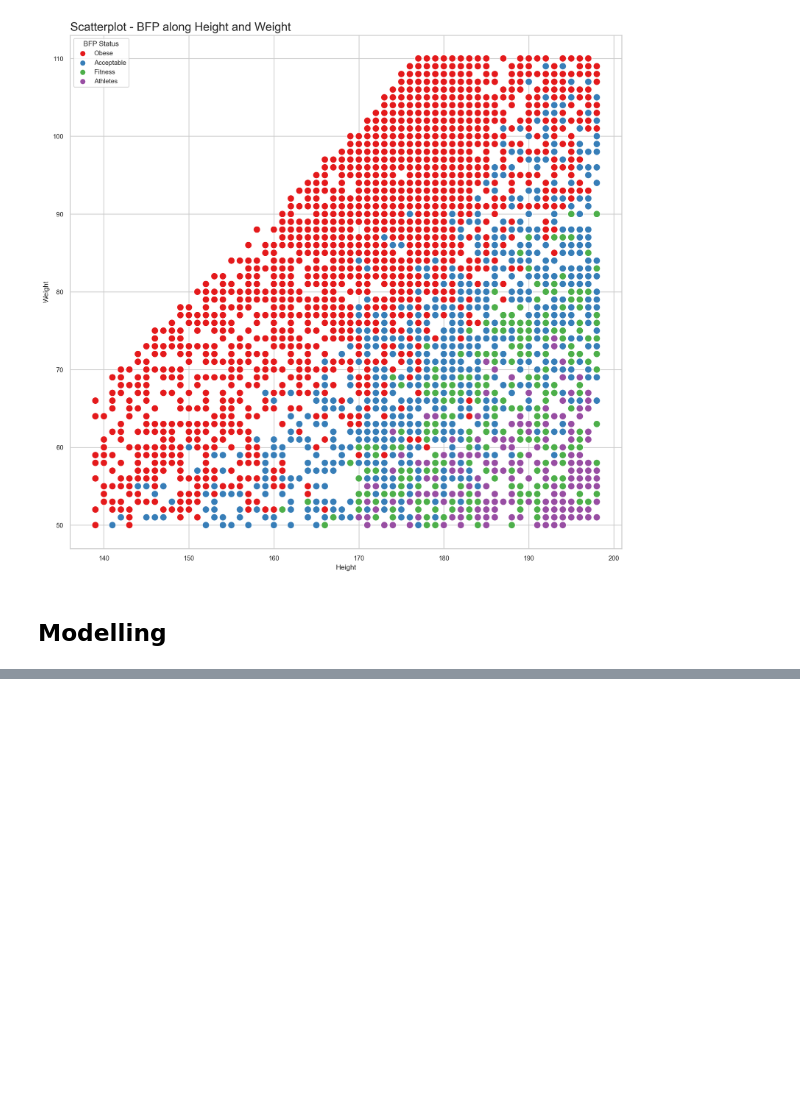
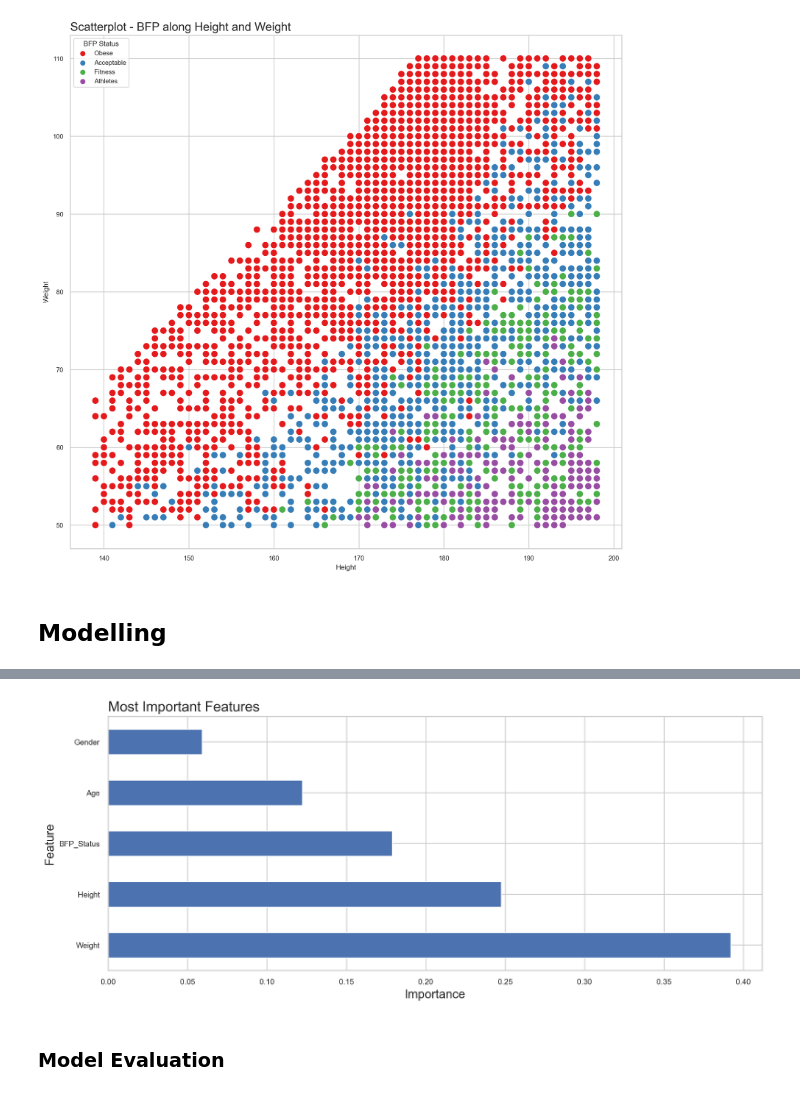
Before and after one commit to fedfioravanti/Flask-API-example, a Jupyter notebook: Health_BMI_status_prediction.ipynb, the cells around one changed output, grey strips where cells are left out. Drawn from its saved outputs; the diff is of its cells as text; code cells hidden in the pictures; blank space fills up the shorter version.

```diff
--- a/Health_BMI_status_prediction.ipynb
+++ b/Health_BMI_status_prediction.ipynb
@@ -298,0 +297,4 @@ plt.show()
+# %%
+# define target and predictors
+y = df.pop('BMI_Status')
+X = df
@@ -298,0 +307,10 @@ plt.show()
+# %%
+# split the data into a train and a hold-out test set
+X_train, X_test, y_train, y_test = train_test_split(X, y, test_size=0.2, stratify=y, random_state=0)
+# %%
+# instantiate a standar scaler, fit on the train set, and transform both the train and test sets.
+# I only fit on the train set, so that the test set remains 'unseen' data.
+
+scaler = StandardScaler()
+X_train = pd.DataFrame(scaler.fit_transform(X_train), columns=X_train.columns)
+X_test = pd.DataFrame(scaler.transform(X_test), columns=X_test.columns)
@@ -298,0 +324,20 @@ plt.show()
+# %%
+# instantiate the model
+rfc = RandomForestClassifier(n_estimators=200, criterion='entropy', random_state=0)
+
+# fit the model
+rfc.fit(X_train, y_train)
+
+# calculate the scores
+rfc_train = rfc.score(X_train, y_train)
+rfc_test = rfc.score(X_test, y_test)
+rfc_cv = (cross_val_score(rfc, X_train, y_train, cv = 10)).mean()
+
+rfc_predictions_train = rfc.predict(X_train)
+rfc_predictions = rfc.predict(X_test)
+
+# score the model
+print('Random Forest Classifier \n')
+print('R-squared train score: ', rfc_train)
+print('R-squared test score:  ', rfc_test)
+print('R-squared CV score:    ', rfc_cv)
@@ -298,0 +355,12 @@ plt.show()
+# %%
+# plot barplot with most important features
+plt.title('Most Important Features', loc='left', fontsize = 16)
+plt.ylabel('Feature', fontsize = 14)
+plt.xlabel('Importance', fontsize = 14)
+(pd.Series(rfc.feature_importances_, index=X.columns)
+   .nlargest()
+   .plot(kind='barh', figsize=(12,5)));
+# %% [output]
+[figure, added]
+# %% [markdown]
+### Model Evaluation
```
Also changed, not shown: parts of 14 cells of this notebook, 1 other file.
